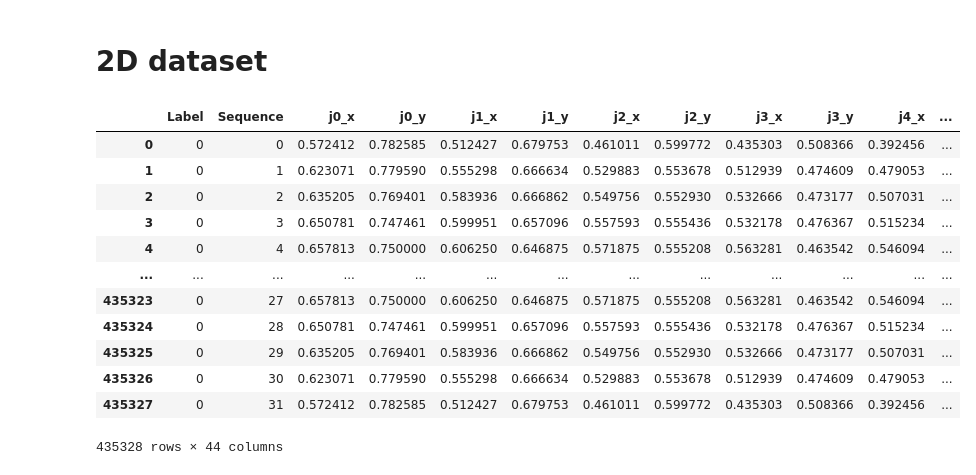
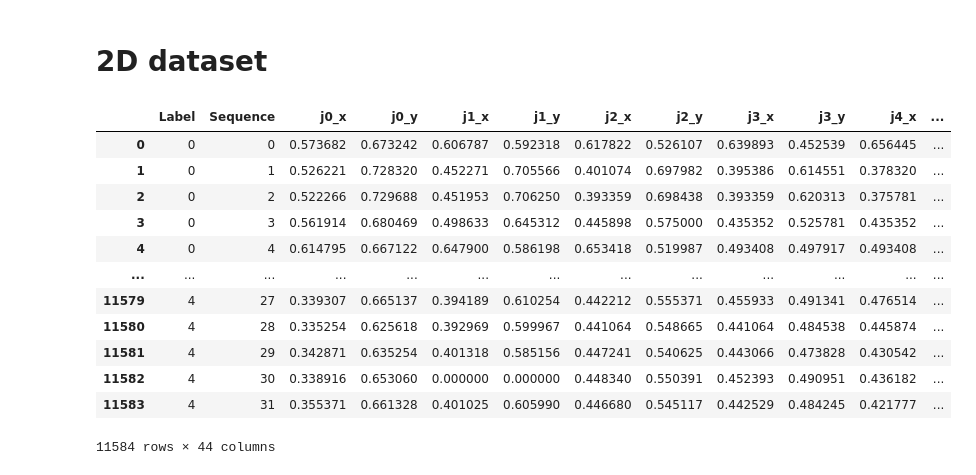
Before and after one commit to Mario-td/Hand-Gesture-Classification-with-Tensorflow-2.0, a Jupyter notebook: DataPreparation.ipynb, the cells around one changed output. Saved outputs shown, nothing was run; the diff lists cells and outputs as text; code cells hidden in the pictures.

```diff
--- a/DataPreparation.ipynb
+++ b/DataPreparation.ipynb
@@ -18,5 +38,5 @@ df_3D = pd.read_csv(path + '/HandGesture3D.csv')
 # %%
 # Gets the number of steps per sample
-n_steps = max(df_3D['Sequence']) + 1
+n_steps = max(df_train3D['Sequence']) + 1
 # %% [markdown]
 # **Find defective data**
@@ -47,4 +71,4 @@ len(findDefaultSequence(ind, n_steps, N))
 # %%
 # Drops default samples
 for i in reversed(findDefaultSequence(ind, n_steps, N)):
-  df_3D = df_3D.drop(np.arange(i * n_steps , i * n_steps + n_steps, 1))
+    df_train3D = df_train3D.drop(np.arange(i * n_steps, i * n_steps + n_steps, 1))
@@ -60,16 +74,0 @@ del df_3D['index']
-# %%
-# Duplicates the samples by inverting the x coordinate with respect to the y axis
-# "mirroring" the coordinates in the images
-df_3D_inv_pos = df_3D
-
-n_keypoints = 21
-img_width = 640 # Image width
-feat = []
-
-for i in range(0, n_keypoints):
-  feat.append('j%d_x' % i)
-
-df_3D_inv_pos[feat] = abs(df_3D[feat] - img_width)
-df_3D = pd.concat([df_3D, df_3D_inv_pos]).reset_index()
-del df_3D ['index']
-df_3D
@@ -90,14 +75,20 @@ df_3D
 # %% [markdown]
 # **Data Normalization**
 # %%
+# Number of hand keypoints
+n_keypoints = 21
 # Max depth
 d16bits = 65538
-# Image height
+# Image height and width
 img_height = 480
+img_width = 640
 for i in range(0, n_keypoints):
-  df_3D['j%d_x' % i] = df_3D['j%d_x' % i] / img_width
-  df_3D['j%d_y' % i] = df_3D['j%d_y' % i] / img_height
-  df_3D['j%d_z' % i] = df_3D['j%d_z' % i] / d16bits
-df_3D
+    df_train3D['j%d_x' % i] = df_train3D['j%d_x' % i] / img_width
+    df_train3D['j%d_y' % i] = df_train3D['j%d_y' % i] / img_height
+    df_train3D['j%d_z' % i] = df_train3D['j%d_z' % i] / d16bits
+    df_test3D['j%d_x' % i] = df_test3D['j%d_x' % i] / img_width
+    df_test3D['j%d_y' % i] = df_test3D['j%d_y' % i] / img_height
+    df_test3D['j%d_z' % i] = df_test3D['j%d_z' % i] / d16bits
+df_train3D
 # %% [output]
 |  | Label | Sequence | j0_x | j0_y | j0_z | j1_x | j1_y | j1_z | j2_x | j2_y | j2_z | ... |
@@ -116,23 +107,25 @@ df_3D
 # %% [markdown]
 # **2D dataset**
 # %%
-df_2D = df_3D
+df_train2D = df_train3D[:]
+df_test2D = df_test3D[:]
 for i in range(0, n_keypoints):
-  del df_2D ['j%d_z' % i]
-df_2D
+  del df_train2D['j%d_z' % i]
+  del df_test2D['j%d_z' % i]
+df_test2D
 # %% [output]
 |  | Label | Sequence | j0_x | j0_y | j1_x | j1_y | j2_x | j2_y | j3_x | j3_y | j4_x | ... |
-| 0 | 0 | 0 | 0.572412 | 0.782585 | 0.512427 | 0.679753 | 0.461011 | 0.599772 | 0.435303 | 0.508366 | 0.392456 | ... |
-| 1 | 0 | 1 | 0.623071 | 0.779590 | 0.555298 | 0.666634 | 0.529883 | 0.553678 | 0.512939 | 0.474609 | 0.479053 | ... |
-| 2 | 0 | 2 | 0.635205 | 0.769401 | 0.583936 | 0.666862 | 0.549756 | 0.552930 | 0.532666 | 0.473177 | 0.507031 | ... |
-| 3 | 0 | 3 | 0.650781 | 0.747461 | 0.599951 | 0.657096 | 0.557593 | 0.555436 | 0.532178 | 0.476367 | 0.515234 | ... |
-| 4 | 0 | 4 | 0.657813 | 0.750000 | 0.606250 | 0.646875 | 0.571875 | 0.555208 | 0.563281 | 0.463542 | 0.546094 | ... |
+| 0 | 0 | 0 | 0.573682 | 0.673242 | 0.606787 | 0.592318 | 0.617822 | 0.526107 | 0.639893 | 0.452539 | 0.656445 | ... |
+| 1 | 0 | 1 | 0.526221 | 0.728320 | 0.452271 | 0.705566 | 0.401074 | 0.697982 | 0.395386 | 0.614551 | 0.378320 | ... |
+| 2 | 0 | 2 | 0.522266 | 0.729688 | 0.451953 | 0.706250 | 0.393359 | 0.698438 | 0.393359 | 0.620313 | 0.375781 | ... |
+| 3 | 0 | 3 | 0.561914 | 0.680469 | 0.498633 | 0.645312 | 0.445898 | 0.575000 | 0.435352 | 0.525781 | 0.435352 | ... |
+| 4 | 0 | 4 | 0.614795 | 0.667122 | 0.647900 | 0.586198 | 0.653418 | 0.519987 | 0.493408 | 0.497917 | 0.493408 | ... |
 | ... | ... | ... | ... | ... | ... | ... | ... | ... | ... | ... | ... | ... |
-| 435323 | 0 | 27 | 0.657813 | 0.750000 | 0.606250 | 0.646875 | 0.571875 | 0.555208 | 0.563281 | 0.463542 | 0.546094 | ... |
-| 435324 | 0 | 28 | 0.650781 | 0.747461 | 0.599951 | 0.657096 | 0.557593 | 0.555436 | 0.532178 | 0.476367 | 0.515234 | ... |
-| 435325 | 0 | 29 | 0.635205 | 0.769401 | 0.583936 | 0.666862 | 0.549756 | 0.552930 | 0.532666 | 0.473177 | 0.507031 | ... |
-| 435326 | 0 | 30 | 0.623071 | 0.779590 | 0.555298 | 0.666634 | 0.529883 | 0.553678 | 0.512939 | 0.474609 | 0.479053 | ... |
-| 435327 | 0 | 31 | 0.572412 | 0.782585 | 0.512427 | 0.679753 | 0.461011 | 0.599772 | 0.435303 | 0.508366 | 0.392456 | ... |
+| 11579 | 4 | 27 | 0.339307 | 0.665137 | 0.394189 | 0.610254 | 0.442212 | 0.555371 | 0.455933 | 0.491341 | 0.476514 | ... |
+| 11580 | 4 | 28 | 0.335254 | 0.625618 | 0.392969 | 0.599967 | 0.441064 | 0.548665 | 0.441064 | 0.484538 | 0.445874 | ... |
+| 11581 | 4 | 29 | 0.342871 | 0.635254 | 0.401318 | 0.585156 | 0.447241 | 0.540625 | 0.443066 | 0.473828 | 0.430542 | ... |
+| 11582 | 4 | 30 | 0.338916 | 0.653060 | 0.000000 | 0.000000 | 0.448340 | 0.550391 | 0.452393 | 0.490951 | 0.436182 | ... |
+| 11583 | 4 | 31 | 0.355371 | 0.661328 | 0.401025 | 0.605990 | 0.446680 | 0.545117 | 0.442529 | 0.484245 | 0.421777 | ... |
-435328 rows × 44 columns
+11584 rows × 44 columns
 # %%
 # Saves the dataframes
```
Also changed, not shown: parts of 11 cells of this notebook.
